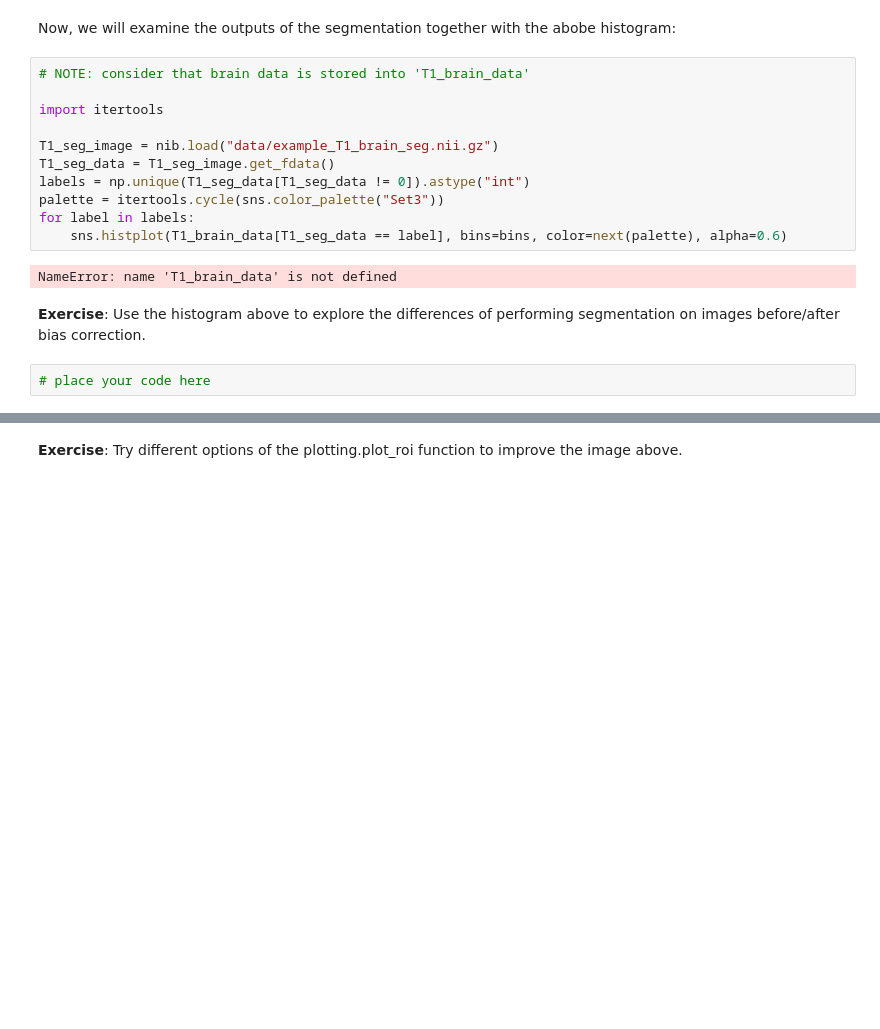
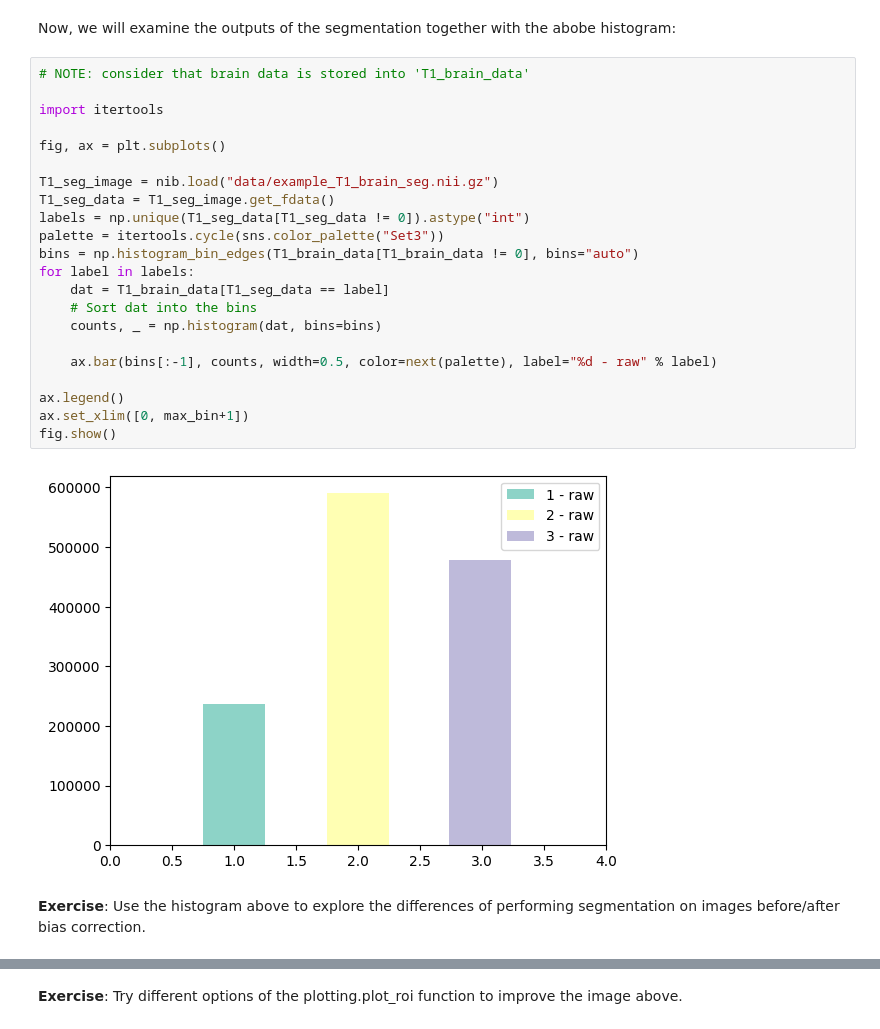
Before and after one commit to AimbotParce/Medical-Imaging, a Jupyter notebook: Lab 2/lab_2.ipynb, the cells around one changed output, grey strips where cells are left out. Drawn from its saved outputs; the diff is of its cells as text; blank space fills up the shorter version.

```diff
--- a/Lab 2/lab_2.ipynb
+++ b/Lab 2/lab_2.ipynb
@@ -252,17 +267,26 @@ Now, we will examine the outputs of the segmentation together with the abobe his
 # %%
 # NOTE: consider that brain data is stored into 'T1_brain_data'
 
 import itertools
 
+fig, ax = plt.subplots()
+
 T1_seg_image = nib.load("data/example_T1_brain_seg.nii.gz")
 T1_seg_data = T1_seg_image.get_fdata()
 labels = np.unique(T1_seg_data[T1_seg_data != 0]).astype("int")
 palette = itertools.cycle(sns.color_palette("Set3"))
+bins = np.histogram_bin_edges(T1_brain_data[T1_brain_data != 0], bins="auto")
 for label in labels:
-    sns.histplot(T1_brain_data[T1_seg_data == label], bins=bins, color=next(palette), alpha=0.6)
+    dat = T1_brain_data[T1_seg_data == label]
+    # Sort dat into the bins
+    counts, _ = np.histogram(dat, bins=bins)
+
+    ax.bar(bins[:-1], counts, width=0.5, color=next(palette), label="%d - raw" % label)
+
+ax.legend()
+ax.set_xlim([0, max_bin+1])
+fig.show()
 # %% [output]
-NameError: name 'T1_brain_data' is not defined
+[figure, added]
 # %% [markdown]
 **Exercise**: Use the histogram above to explore the differences of performing segmentation on images before/after bias correction.
-# %%
-# place your code here
```
Also changed, not shown: parts of 13 cells of this notebook.
